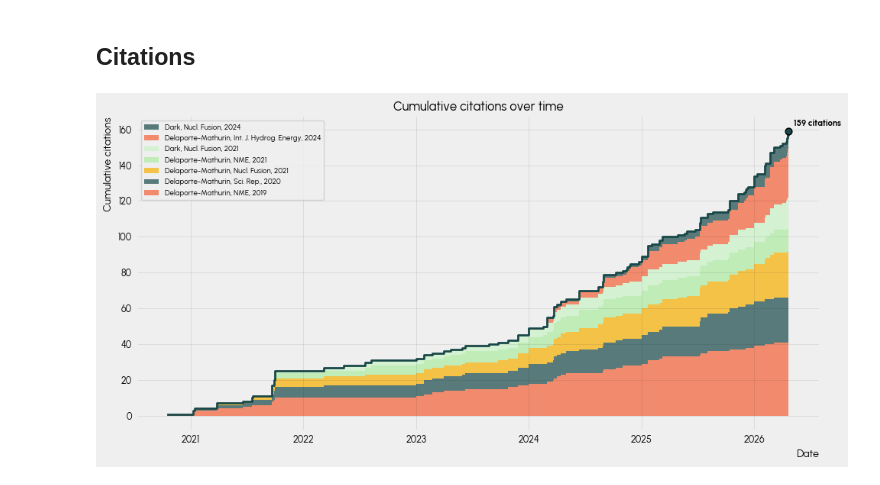
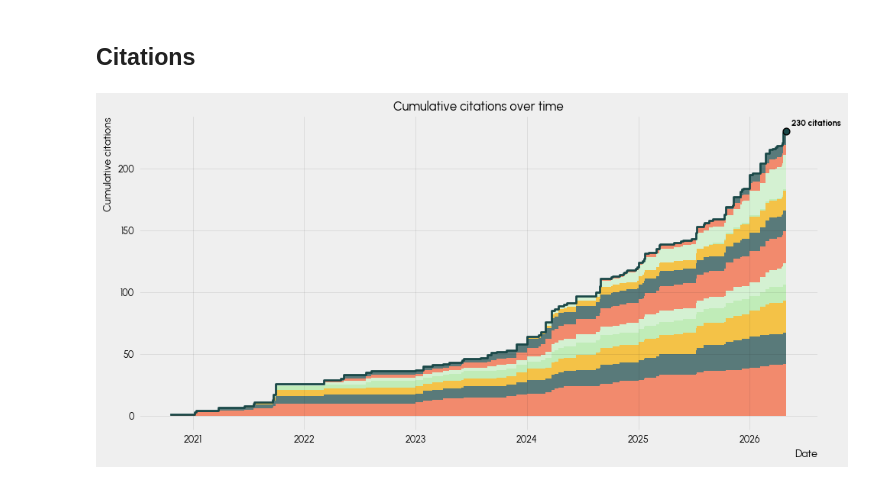
Before and after one commit to festim-dev/pose, a Jupyter notebook: main.ipynb, the cells around one changed output. Saved outputs shown, nothing was run; the diff lists cells and outputs as text; code cells hidden in the pictures.

Commit message:
updated citations

```diff
--- a/main.ipynb
+++ b/main.ipynb
@@ -690,13 +690,26 @@ EMAIL = "darkj385@mit.edu"
 BASE_URL = "https://api.openalex.org"
 
 DOIS = [
+    "10.1016/j.ijhydene.2024.03.184",
     "10.1016/j.nme.2019.100709",
-    "10.1016/j.ijhydene.2024.03.184",
+    "10.1016/j.nme.2021.100984",
+    "10.1088/1741-4326/ac28b0",
+    "10.1088/1741-4326/ad1019",
+    "10.1088/1741-4326/ac2bbd",
+    "10.1088/1741-4326/ac2abc",
     "10.1038/s41598-020-74844-w",
+    "10.48550/arXiv.2604.04751",
+    "10.48550/arxiv.2603.28991",
+    "10.48550/arxiv.2603.25751",
+    "10.1016/j.ijhydene.2026.153987",
+    "10.1088/1741-4326/ae4110",
+    "10.1016/j.ijhydene.2025.153245",
+    "10.1088/1741-4326/adacfa",
+    "10.1016/j.ijhydene.2025.02.128",
+    "10.1088/1741-4326/ad56a0",
     "10.1088/1741-4326/abd95f",
-    "10.1088/1741-4326/ac28b0",
-    "10.1088/1741-4326/ad56a0",
-    "10.1016/j.nme.2021.100984",
+    "10.5281/zenodo.19596859",
+    "10.1016/j.nme.2025.102026",
 ]
 
 JOURNAL_ABBR = {
@@ -732,7 +745,7 @@ def get_citing_dates(doi):
     return dates, label, pub_date
 
 
-def plot_cumulative_citations(dois):
+def plot_cumulative_citations(dois, legend=True):
     mt.set_theme("urban")
     plt.rcParams["axes.prop_cycle"] = plt.cycler(
         color=["#f46036", "#1a4848", "#f7b000", "#aceca1", "#c9f2c7"]
@@ -781,11 +794,13 @@ def plot_cumulative_citations(dois):
     )
     ax.xaxis.set_major_formatter(mdates.DateFormatter("%Y"))
     ax.xaxis.set_major_locator(mdates.YearLocator())
-    ax.legend(fontsize=7, reverse=True)
-    plt.tight_layout()
-    plt.savefig("cumulative_citations.png", dpi=150, bbox_inches="tight")
-    plt.show()
+    if legend:
+        ax.legend(fontsize=7, reverse=True)
 # %%
-plot_cumulative_citations(DOIS)
+plot_cumulative_citations(DOIS, legend=False)
+plt.tight_layout()
+plt.savefig("cumulative_citations.png", dpi=150, bbox_inches="tight")
+plt.savefig("cumulative_citations.svg", bbox_inches="tight")
+plt.show()
 # %% [output]
-[figure, old version]
+[figure, new version]
```
Also changed, not shown: parts of 4 cells of this notebook.
